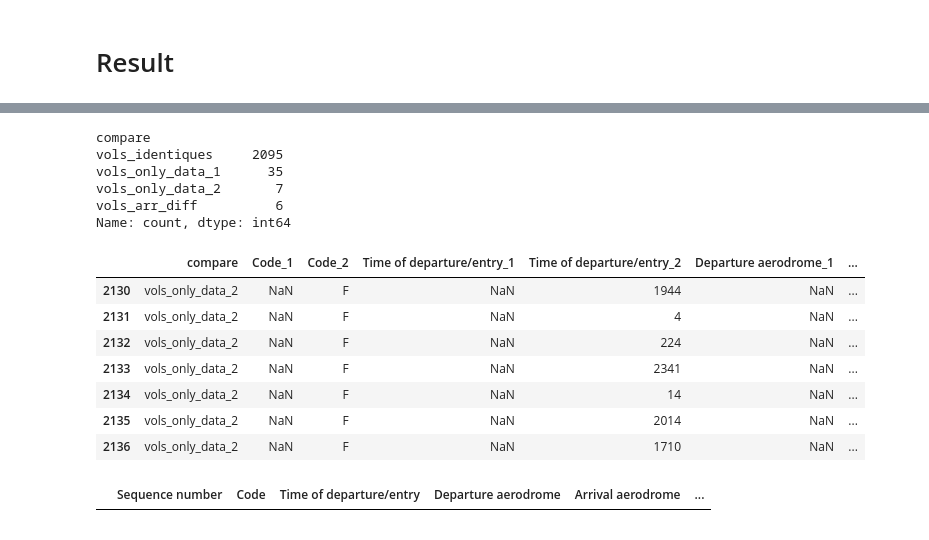
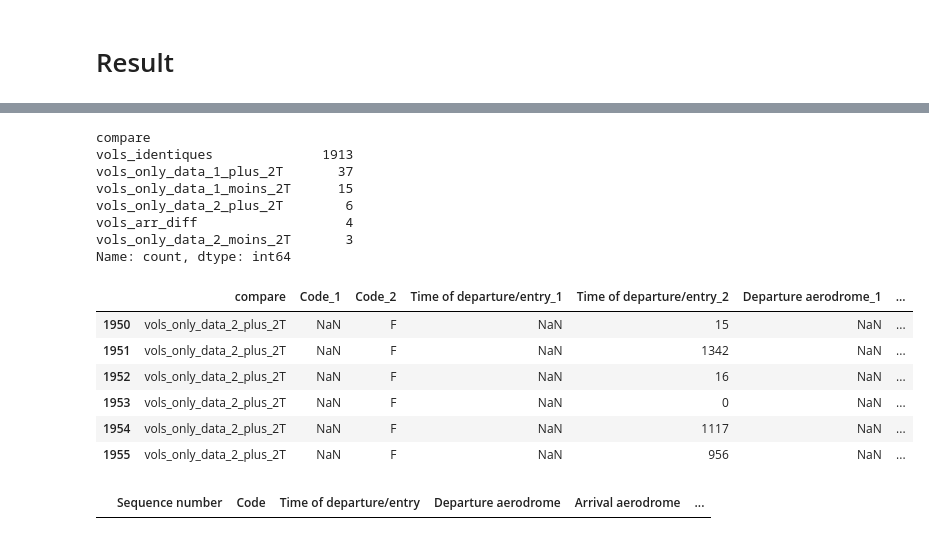
Before and after one commit to ittaldias/redevance, a Jupyter notebook: notebook/analyse_mars.ipynb, the cells around one changed output, grey strips where cells are left out. Saved outputs shown, nothing was run; the diff lists cells and outputs as text; code cells hidden in the pictures.

```diff
--- a/notebook/analyse_mars.ipynb
+++ b/notebook/analyse_mars.ipynb
@@ -1565,11 +1557,26 @@ def comparaison_data(data1, data2, fichier_date1, fichier_date2):
       newligne.reset_index(drop=True, inplace=True)
       vols_dep_identique = pd.concat([vols_dep_identique, newligne], ignore_index=True)
 
+  vols_only_only_data2_moins_2T = pd.DataFrame(columns=noms_colonnes)
+  vols_only_only_data1_moins_2T = pd.DataFrame(columns=noms_colonnes)
+  vols_only_only_data1_copy = vols_only_only_data1.copy()
+  vols_only_only_data2_copy = vols_only_only_data2.copy()
+  for i in range(len(vols_only_only_data1_copy)):
+      if vols_only_only_data1_copy["Type of aircraft"].iloc[i].rstrip() in AERONEFS_DE_MOINS_DE_2_TONNES["Type avion"].to_list():
+          vols_only_only_data1_moins_2T = pd.concat([vols_only_only_data1_moins_2T, vols_only_only_data1_copy.iloc[i:i+1]], ignore_index=True)
+          vols_only_only_data1 = vols_only_only_data1.drop(vols_only_only_data1_copy.index[i])
+  for i in range(len(vols_only_only_data2_copy)):
+      if vols_only_only_data2_copy["Type of aircraft"].iloc[i].rstrip() in AERONEFS_DE_MOINS_DE_2_TONNES["Type avion"].to_list():
+          vols_only_only_data2_moins_2T = pd.concat([vols_only_only_data2_moins_2T, vols_only_only_data2_copy.iloc[i:i+1]], ignore_index=True)
+          vols_only_only_data2 = vols_only_only_data2.drop(vols_only_only_data2_copy.index[i])
+
   # Traitement final
   vols_differents.insert(0, 'compare', "vols_identiques")
   vols_identiques.insert(0, 'compare', "vols_quasi_identiques")
-  vols_only_only_data1.insert(0, 'compare', "vols_only_data_1")
-  vols_only_only_data2.insert(0, 'compare', "vols_only_data_2")
+  vols_only_only_data1.insert(0, 'compare', "vols_only_data_1_plus_2T")
+  vols_only_only_data2.insert(0, 'compare', "vols_only_data_2_plus_2T")
+  vols_only_only_data1_moins_2T.insert(0, 'compare', "vols_only_data_1_moins_2T")
+  vols_only_only_data2_moins_2T.insert(0, 'compare', "vols_only_data_2_moins_2T")
   vols_dep_identique.insert(0, 'compare', "vols_arr_diff")
   vols_arr_identique.insert(0, 'compare', "vols_dep_diff")
 
@@ -1592,7 +1599,23 @@ def comparaison_data(data1, data2, fichier_date1, fichier_date2):
       colonnes_dupliquees.append(vols_only_only_data2[colonne].rename(f"{colonne}_2"))
   vols_only_only_data2 = pd.concat(colonnes_dupliquees, axis=1)
 
-  result = pd.concat([vols_differents, vols_identiques, vols_only_only_data1, vols_only_only_data2, vols_dep_identique, vols_arr_identique])
+  vols_only_only_data1_moins_2T.reset_index(drop=True, inplace=True)
+  colonnes_dupliquees = []
+  colonnes_dupliquees.append(vols_only_only_data1_moins_2T.iloc[:, 0])
+  for colonne in vols_only_only_data1_moins_2T.columns[1:]:
+      colonnes_dupliquees.append(vols_only_only_data1_moins_2T[colonne].rename(f"{colonne}_1"))
+      colonnes_dupliquees.append(pd.Series([np.nan] * len(vols_only_only_data1_moins_2T), name=f"{colonne}_2"))
+  vols_only_only_data1_moins_2T = pd.concat(colonnes_dupliquees, axis=1)
+
+  vols_only_only_data2_moins_2T.reset_index(drop=True, inplace=True)
+  colonnes_dupliquees = []
+  colonnes_dupliquees.append(vols_only_only_data2_moins_2T.iloc[:, 0])
+  for colonne in vols_only_only_data2_moins_2T.columns[1:]:
+      colonnes_dupliquees.append(pd.Series([np.nan] * len(vols_only_only_data2_moins_2T), name=f"{colonne}_1"))
+      colonnes_dupliquees.append(vols_only_only_data2_moins_2T[colonne].rename(f"{colonne}_2"))
+  vols_only_only_data2_moins_2T = pd.concat(colonnes_dupliquees, axis=1)
+
+  result = pd.concat([vols_differents, vols_identiques, vols_only_only_data1, vols_only_only_data2, vols_only_only_data1_moins_2T, vols_only_only_data2_moins_2T, vols_dep_identique, vols_arr_identique])
   result = result.drop("Sequence number_1", axis=1)
   result = result.drop("Sequence number_2", axis=1)
   result = result.reset_index(drop=True)
@@ -1651,8 +1674,10 @@ dataresult = comparaison_data(jour_cible, ABACUS_Mars, int(target_date_str), int
 dataresult["compare"].value_counts()
 # %% [output]
 compare
-vols_identiques     2095
-vols_only_data_1      35
-vols_only_data_2       7
-vols_arr_diff          6
+vols_identiques              1913
+vols_only_data_1_plus_2T       37
+vols_only_data_1_moins_2T      15
+vols_only_data_2_plus_2T        6
+vols_arr_diff                   4
+vols_only_data_2_moins_2T       3
 Name: count, dtype: int64
@@ -1659,14 +1707,13 @@ Name: count, dtype: int64
 # %%
-dataresult[dataresult["compare"] == "vols_only_data_2"]
+dataresult[dataresult["compare"] == "vols_only_data_2_plus_2T"]
 # %% [output]
 |  | compare | Code_1 | Code_2 | Time of departure/entry_1 | Time of departure/entry_2 | Departure aerodrome_1 | ... |
-| 2130 | vols_only_data_2 | NaN | F | NaN | 1944 | NaN | ... |
-| 2131 | vols_only_data_2 | NaN | F | NaN | 4 | NaN | ... |
-| 2132 | vols_only_data_2 | NaN | F | NaN | 224 | NaN | ... |
-| 2133 | vols_only_data_2 | NaN | F | NaN | 2341 | NaN | ... |
-| 2134 | vols_only_data_2 | NaN | F | NaN | 14 | NaN | ... |
-| 2135 | vols_only_data_2 | NaN | F | NaN | 2014 | NaN | ... |
-| 2136 | vols_only_data_2 | NaN | F | NaN | 1710 | NaN | ... |
+| 1950 | vols_only_data_2_plus_2T | NaN | F | NaN | 15 | NaN | ... |
+| 1951 | vols_only_data_2_plus_2T | NaN | F | NaN | 1342 | NaN | ... |
+| 1952 | vols_only_data_2_plus_2T | NaN | F | NaN | 16 | NaN | ... |
+| 1953 | vols_only_data_2_plus_2T | NaN | F | NaN | 0 | NaN | ... |
+| 1954 | vols_only_data_2_plus_2T | NaN | F | NaN | 1117 | NaN | ... |
+| 1955 | vols_only_data_2_plus_2T | NaN | F | NaN | 956 | NaN | ... |
 # %%
 ABACUS_Mars[ABACUS_Mars["Flight identification"] == "FGZBI    "]
 # %% [output]
```
Also changed, not shown: parts of 14 cells of this notebook.
